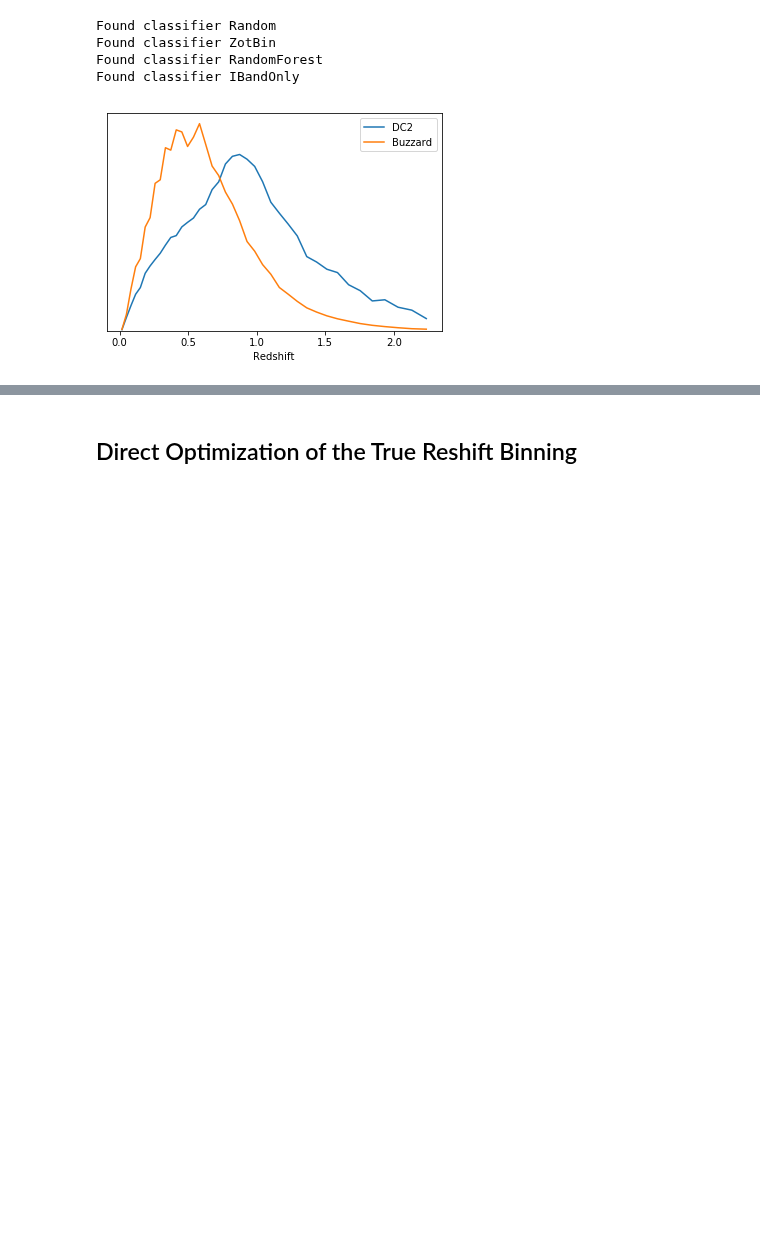
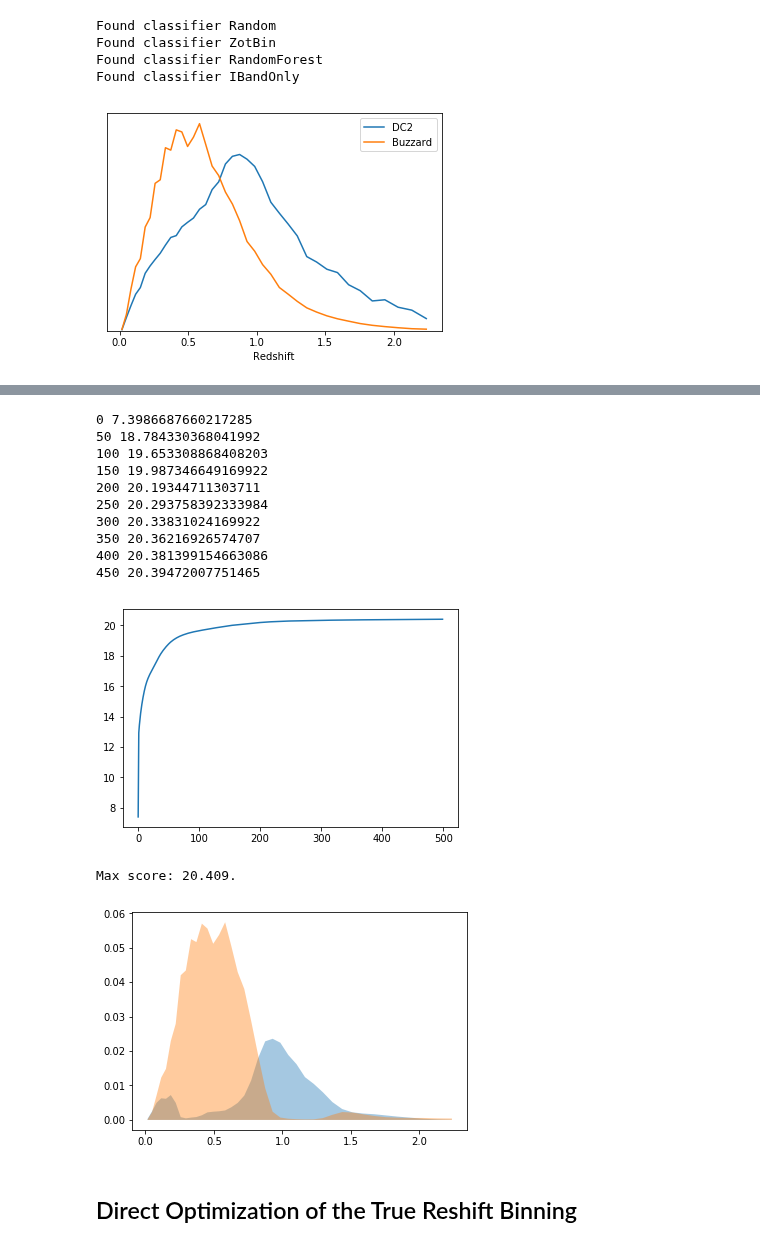
Before and after one commit to dkirkby/zotbin, a Jupyter notebook: Refine.ipynb, the cells around one changed output, grey strips where cells are left out. Cells and saved outputs as stored; diff of their text form; code cells hidden in the pictures; blank space fills up the shorter version.

```diff
--- a/Refine.ipynb
+++ b/Refine.ipynb
@@ -70,0 +124,16 @@ plt.legend();
+# %%
+optimize_bins(zhistn, 2, eta=1., niter=500);
+# %% [output]
+0 7.3986687660217285
+50 18.784330368041992
+100 19.653308868408203
+150 19.987346649169922
+200 20.19344711303711
+250 20.293758392333984
+300 20.33831024169922
+350 20.36216926574707
+400 20.381399154663086
+450 20.39472007751465
+[figure, added]
+Max score: 20.409.
+[figure, added]
```
Also changed, not shown: parts of 6 cells of this notebook.
